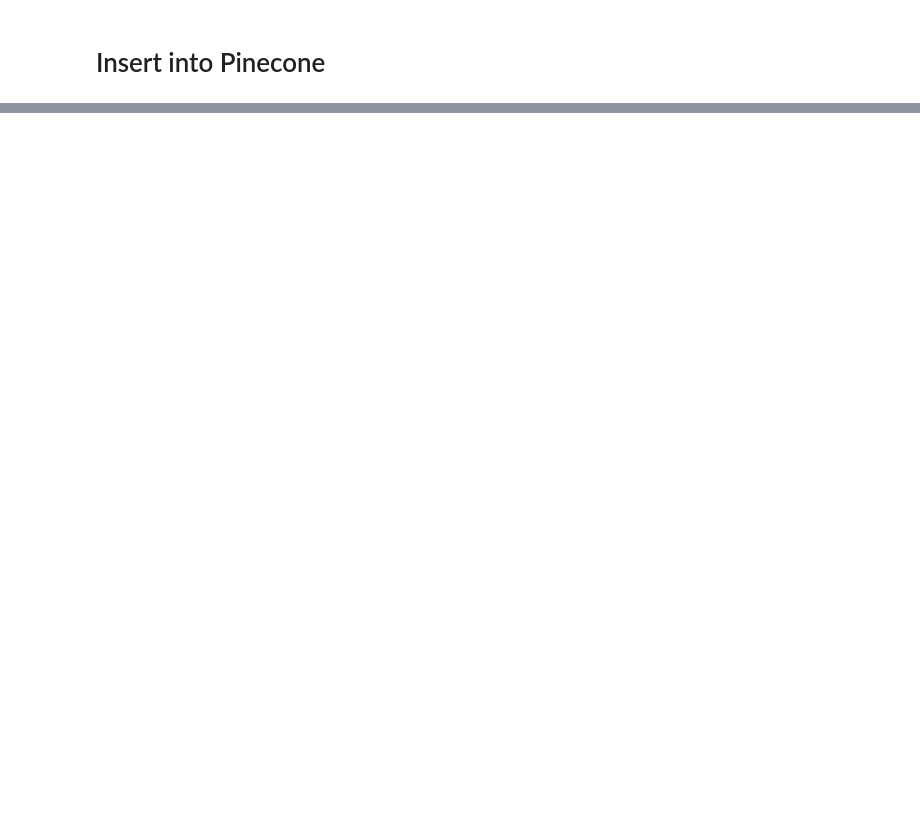
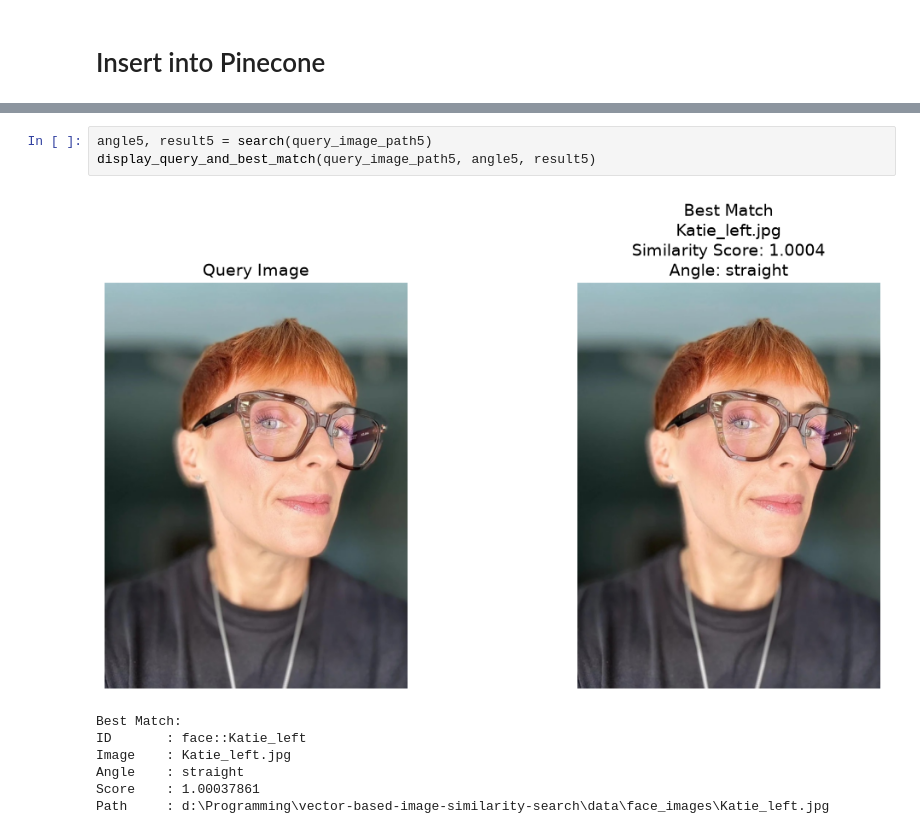
Before and after one commit to sajan-sarker/vector-based-image-similarity-search, a Jupyter notebook: Experiment.ipynb, the cells around one changed output, grey strips where cells are left out. Drawn from its saved outputs; the diff is of its cells as text; blank space fills up the shorter version.

```diff
--- a/Experiment.ipynb
+++ b/Experiment.ipynb
@@ -436,0 +450,11 @@ Path     : /workspaces/vector-based-image-similarity-search/data/face_images/000
+# %%
+angle5, result5 = search(query_image_path5)
+display_query_and_best_match(query_image_path5, angle5, result5)
+# %% [output]
+[figure, added]
+Best Match:
+ID       : face::Katie_left
+Image    : Katie_left.jpg
+Angle    : straight
+Score    : 1.00037861
+Path     : d:\Programming\vector-based-image-similarity-search\data\face_images\Katie_left.jpg
```
Also changed, not shown: parts of 26 cells of this notebook.
